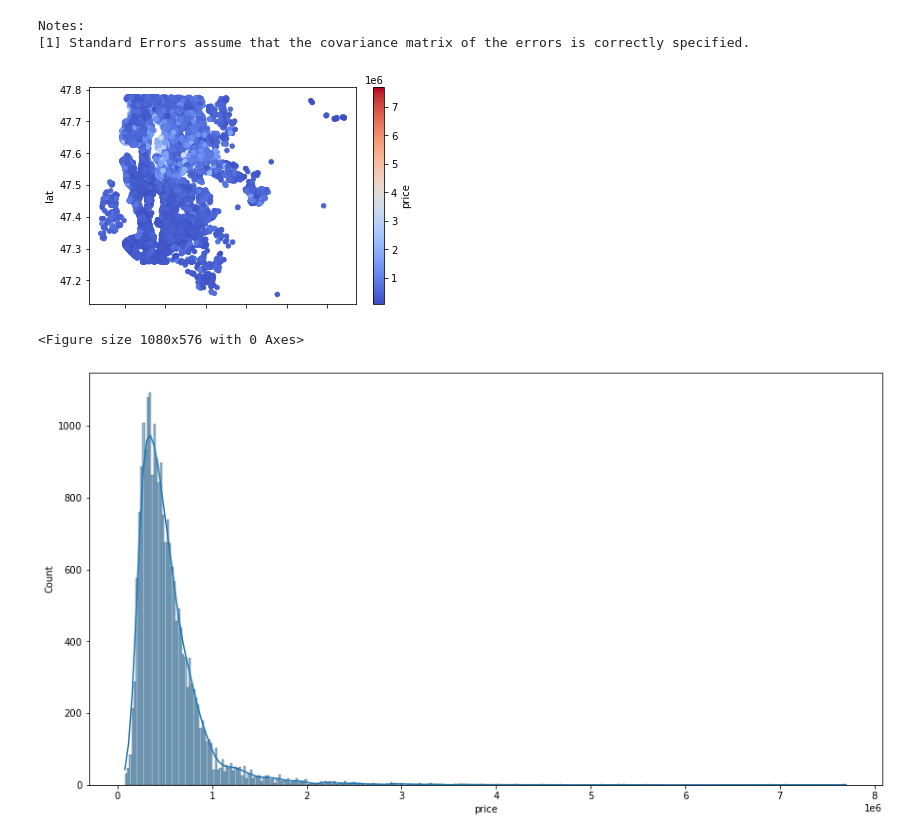
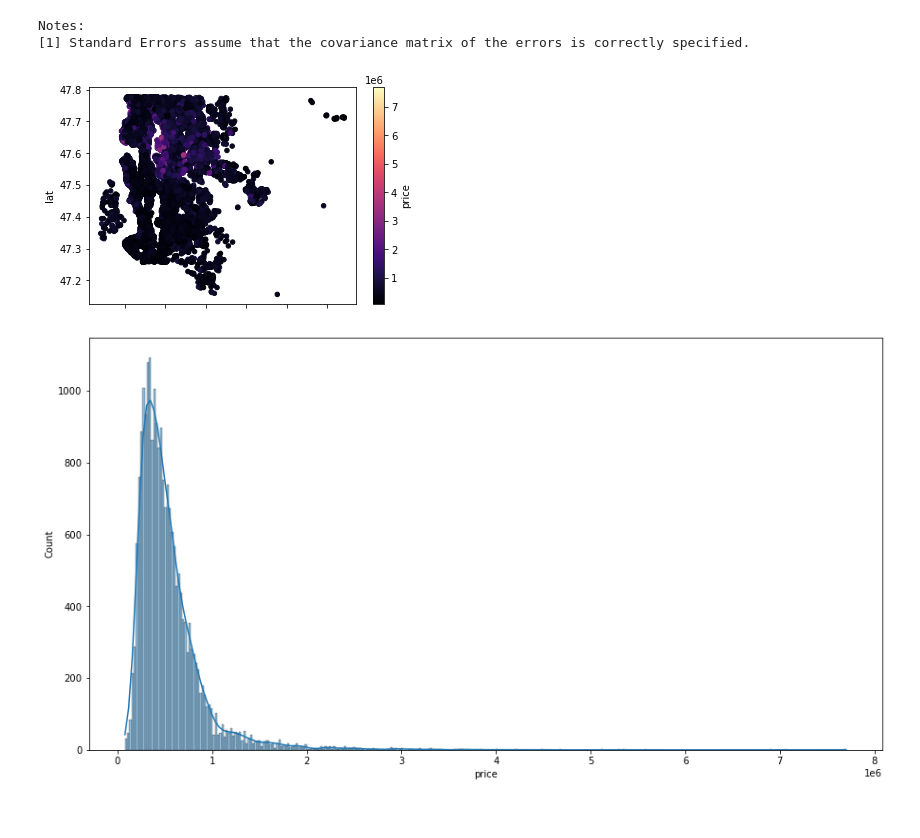
Before and after one commit to aishabaitemirovaothman/phase2_project_group7, a Jupyter notebook: stevensnotebook.ipynb, the cells around one changed output. Drawn from its saved outputs; the diff is of its cells as text; code cells hidden in the pictures.

```diff
--- a/stevensnotebook.ipynb
+++ b/stevensnotebook.ipynb
@@ -233,11 +233,9 @@ Notes:
 [1] Standard Errors assume that the covariance matrix of the errors is correctly specified.
 # %%
 skinnydf.plot(x="long", y="lat", kind="scatter", c="price",
-        colormap="coolwarm")
-plt.figure(figsize = (15,8));
+        colormap="magma");
 # %% [output]
-[figure, old version]
+[figure, new version]
-<Figure size 1080x576 with 0 Axes>
 # %%
 plt.figure(figsize = (15,8))
 sns.histplot(skinnydf['price'], kde=True);
```
Also changed, not shown: parts of 16 cells of this notebook.
